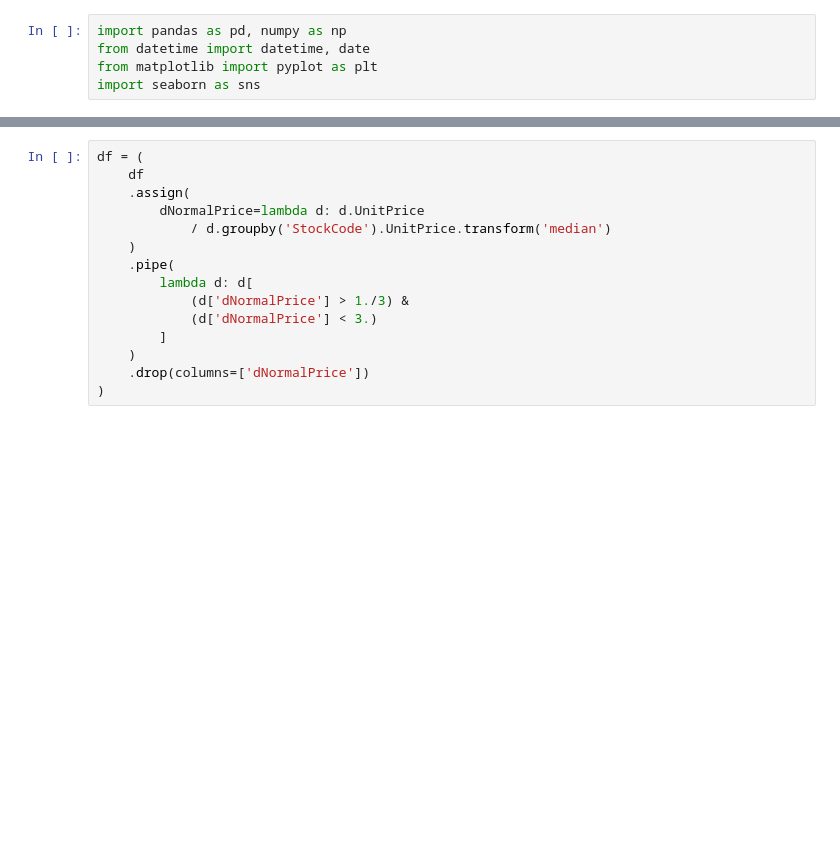
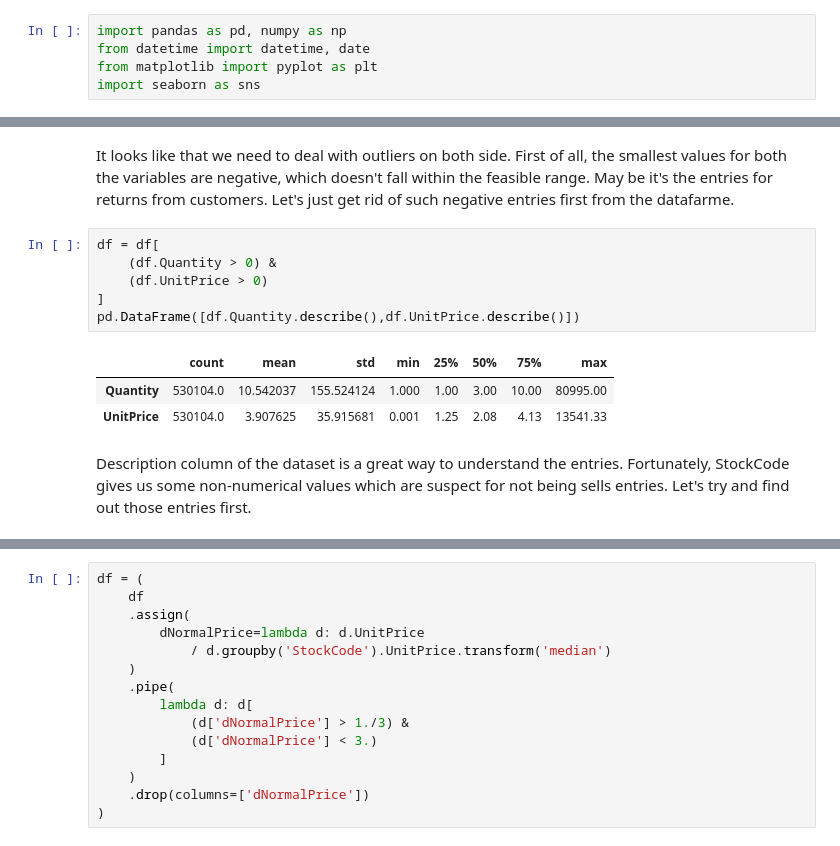
Before and after one commit to ShakilSaroare/Elasticity-estimation-through-machine-learning, a Jupyter notebook: Random_forest.ipynb, the cells around one changed output, grey strips where cells are left out. Drawn from its saved outputs; the diff is of its cells as text; blank space fills up the shorter version.

```diff
--- a/Random_forest.ipynb
+++ b/Random_forest.ipynb
@@ -26,0 +36,14 @@ df.sample(10)
+# %% [markdown]
+It looks like that we need to deal with outliers on both side. First of all, the smallest values for both the variables are negative, which doesn't fall within the feasible range. May be it's the entries for returns from customers. Let's just get rid of such negative entries first from the datafarme.
+# %%
+df = df[
+    (df.Quantity > 0) &
+    (df.UnitPrice > 0)
+]
+pd.DataFrame([df.Quantity.describe(),df.UnitPrice.describe()])
+# %% [output]
+|  | count | mean | std | min | 25% | 50% | 75% | max |
+| Quantity | 530104.0 | 10.542037 | 155.524124 | 1.000 | 1.00 | 3.00 | 10.00 | 80995.00 |
+| UnitPrice | 530104.0 | 3.907625 | 35.915681 | 0.001 | 1.25 | 2.08 | 4.13 | 13541.33 |
+# %% [markdown]
+Description column of the dataset is a great way to understand the entries. Fortunately, StockCode gives us some non-numerical values which are suspect for not being sells entries. Let's try and find out those entries first.
```
Also changed, not shown: parts of 19 cells of this notebook.
